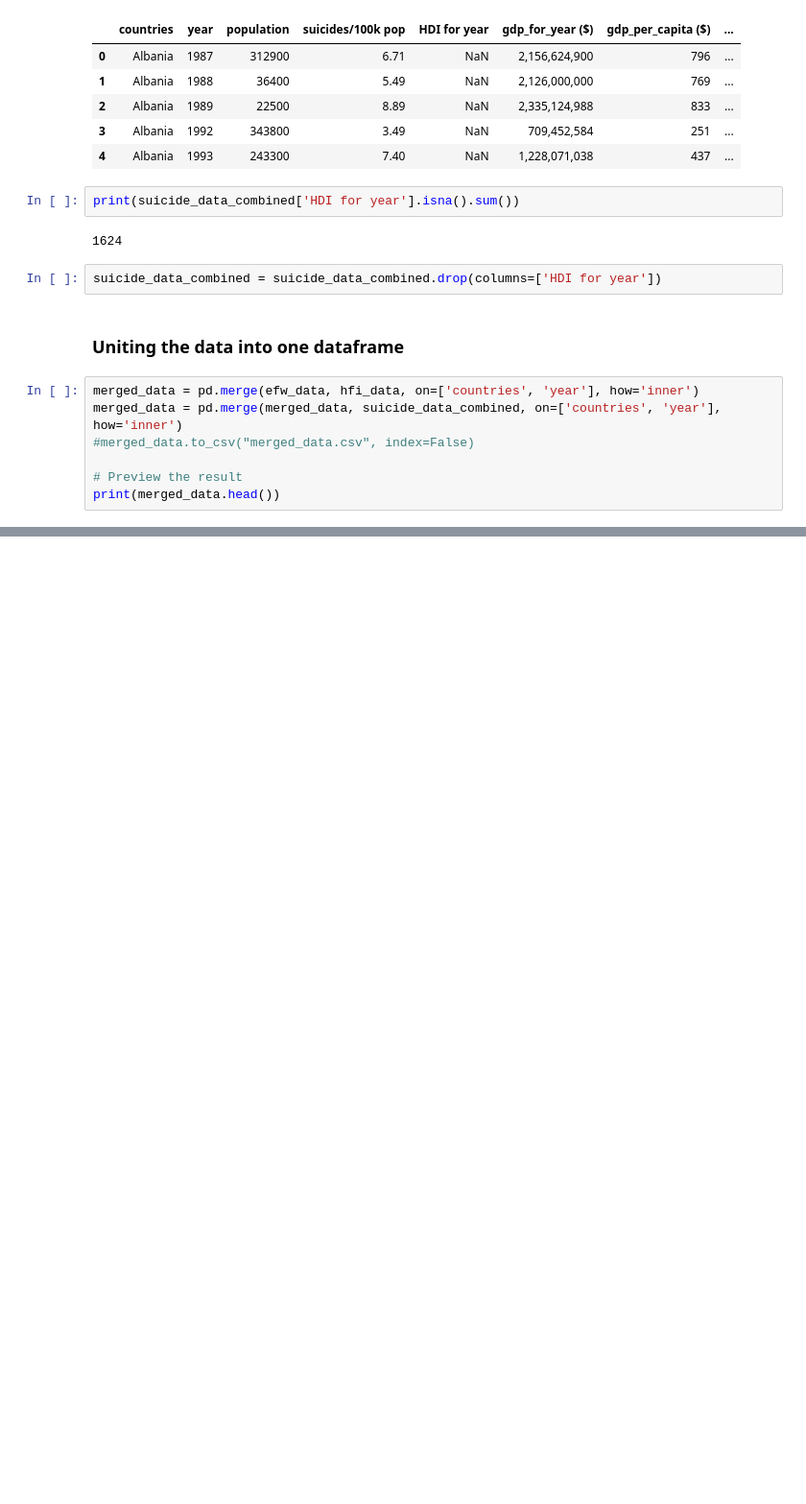
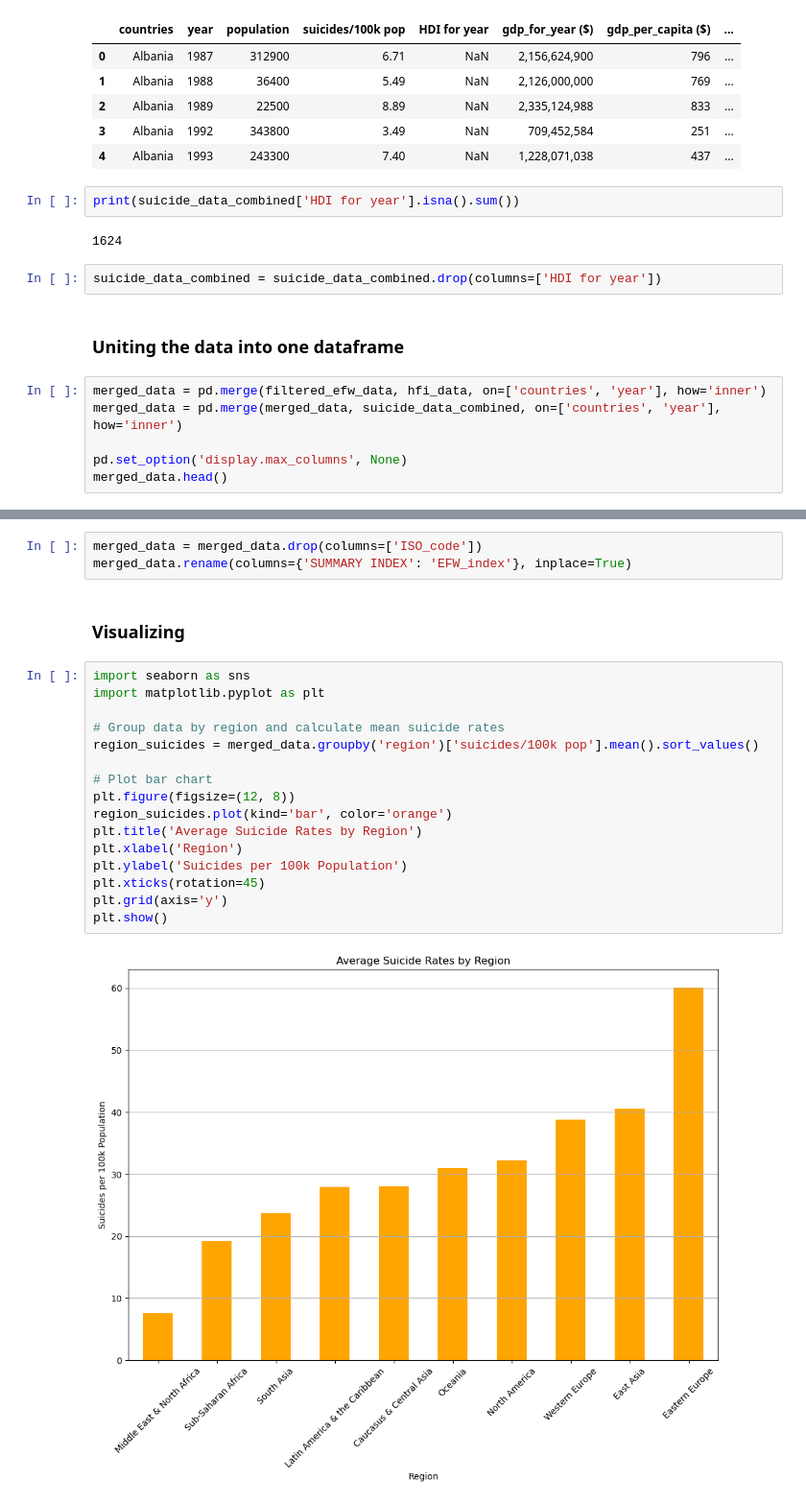
Before and after one commit to miamelaniemoor/human-freedom-and-suicide, a Jupyter notebook: Untitled.ipynb, the cells around one changed output, grey strips where cells are left out. Shown: that part at 96% size. Drawn from its saved outputs; the diff is of its cells as text; blank space fills up the shorter version.

Commit message:
Successfully merged data into one dataframe and tried visualizing data

```diff
--- a/Untitled.ipynb
+++ b/Untitled.ipynb
@@ -187,10 +212,9 @@ suicide_data_combined = suicide_data_combined.drop(columns=['HDI for year'])
 # %% [markdown]
 ### Uniting the data into one dataframe
 # %%
-merged_data = pd.merge(efw_data, hfi_data, on=['countries', 'year'], how='inner')
+merged_data = pd.merge(filtered_efw_data, hfi_data, on=['countries', 'year'], how='inner')
 merged_data = pd.merge(merged_data, suicide_data_combined, on=['countries', 'year'], how='inner')
-#merged_data.to_csv("merged_data.csv", index=False)
 
-# Preview the result
-print(merged_data.head())
+pd.set_option('display.max_columns', None)
+merged_data.head()
 # %% [output]
@@ -213,0 +227,23 @@ print(merged_data.head())
+# %%
+merged_data = merged_data.drop(columns=['ISO_code'])
+merged_data.rename(columns={'SUMMARY INDEX': 'EFW_index'}, inplace=True)
+# %% [markdown]
+### Visualizing
+# %%
+import seaborn as sns
+import matplotlib.pyplot as plt
+
+# Group data by region and calculate mean suicide rates
+region_suicides = merged_data.groupby('region')['suicides/100k pop'].mean().sort_values()
+
+# Plot bar chart
+plt.figure(figsize=(12, 8))
+region_suicides.plot(kind='bar', color='orange')
+plt.title('Average Suicide Rates by Region')
+plt.xlabel('Region')
+plt.ylabel('Suicides per 100k Population')
+plt.xticks(rotation=45)
+plt.grid(axis='y')
+plt.show()
+# %% [output]
+[figure, added]
```
Also changed, not shown: parts of 3 cells of this notebook.
